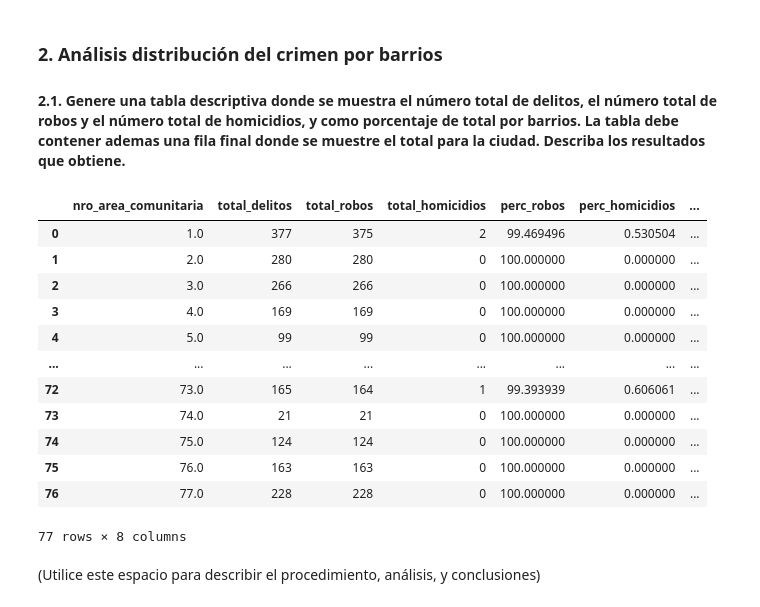
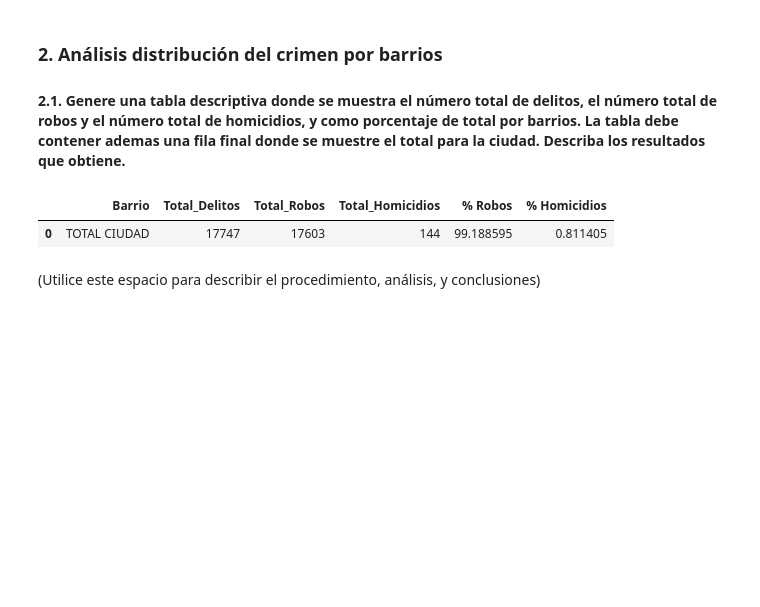
Before and after one commit to fevidals/Aprendizaje-No-Supervisado, a Jupyter notebook: notebooks/S7_LC_Taller_Geograficos_KDE.ipynb, the cells around one changed output. Cells and saved outputs as stored; diff of their text form; code cells hidden in the pictures; blank space fills up the shorter version.

```diff
--- a/notebooks/S7_LC_Taller_Geograficos_KDE.ipynb
+++ b/notebooks/S7_LC_Taller_Geograficos_KDE.ipynb
@@ -212,25 +212,31 @@ tabla_areas = tabla_areas[['community', 'total_delitos',
                            'perc_robos', 'perc_homicidios']]
 
 ### h. Calculando los totales para la fila del total de la ciudad
+total_delitos = tabla_areas['total_delitos'].sum()
+total_robos = tabla_areas['total_robos'].sum()
+total_homicidios = tabla_areas['total_homicidios'].sum()
+
+## Calculando la fila total
+fila_total = pd.DataFrame({
+    'Barrio': ['TOTAL CIUDAD'],
+    'Total_Delitos': [total_delitos],
+    'Total_Robos': [total_robos],
+    'Total_Homicidios': [total_homicidios],
+    '% Robos': [(total_robos / total_delitos) * 100],
+    '% Homicidios': [(total_homicidios / total_delitos) * 100]
+})
+
+### i. Uniendo los DataFrame de tabla_areas y fila_total
 
 
-### i.
+### j.
+
+### k.
 # %%
-tabla_areas
+fila_total
 # %% [output]
-|  | nro_area_comunitaria | total_delitos | total_robos | total_homicidios | perc_robos | perc_homicidios | ... |
-| 0 | 1.0 | 377 | 375 | 2 | 99.469496 | 0.530504 | ... |
-| 1 | 2.0 | 280 | 280 | 0 | 100.000000 | 0.000000 | ... |
-| 2 | 3.0 | 266 | 266 | 0 | 100.000000 | 0.000000 | ... |
-| 3 | 4.0 | 169 | 169 | 0 | 100.000000 | 0.000000 | ... |
-| 4 | 5.0 | 99 | 99 | 0 | 100.000000 | 0.000000 | ... |
-| ... | ... | ... | ... | ... | ... | ... | ... |
-| 72 | 73.0 | 165 | 164 | 1 | 99.393939 | 0.606061 | ... |
-| 73 | 74.0 | 21 | 21 | 0 | 100.000000 | 0.000000 | ... |
-| 74 | 75.0 | 124 | 124 | 0 | 100.000000 | 0.000000 | ... |
-| 75 | 76.0 | 163 | 163 | 0 | 100.000000 | 0.000000 | ... |
-| 76 | 77.0 | 228 | 228 | 0 | 100.000000 | 0.000000 | ... |
+|  | Barrio | Total_Delitos | Total_Robos | Total_Homicidios | % Robos | % Homicidios |
+| 0 | TOTAL CIUDAD | 17747 | 17603 | 144 | 99.188595 | 0.811405 |
-77 rows × 8 columns
 # %% [markdown]
 (Utilice este espacio para describir el procedimiento, análisis, y conclusiones)
 # %% [markdown]
```
